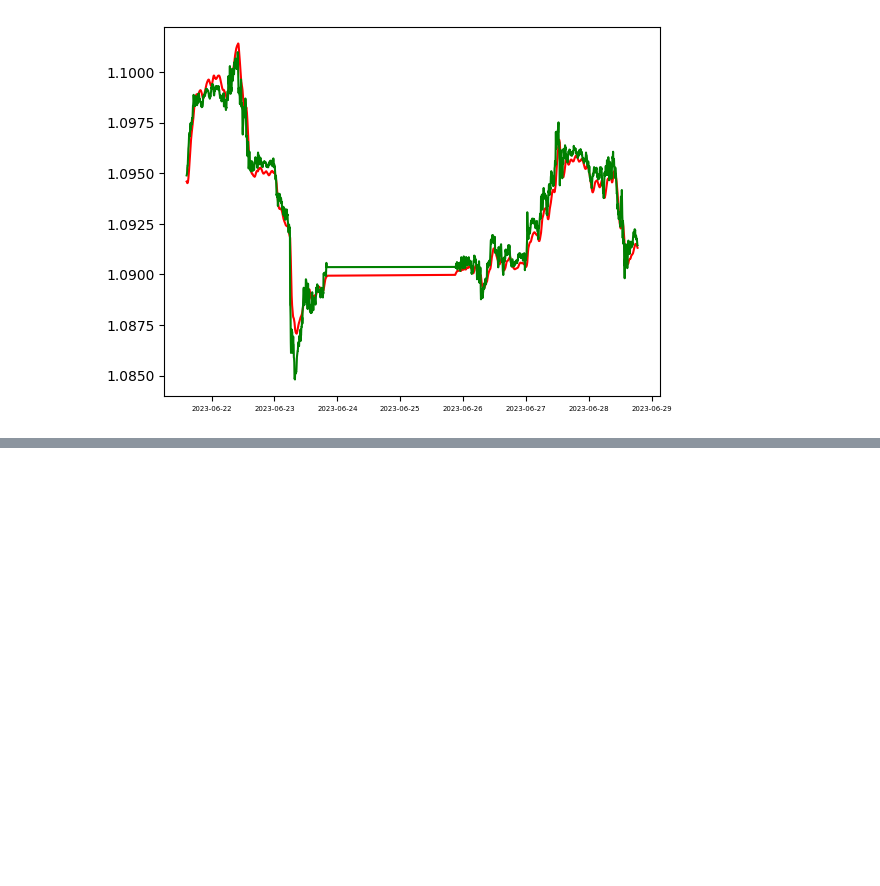
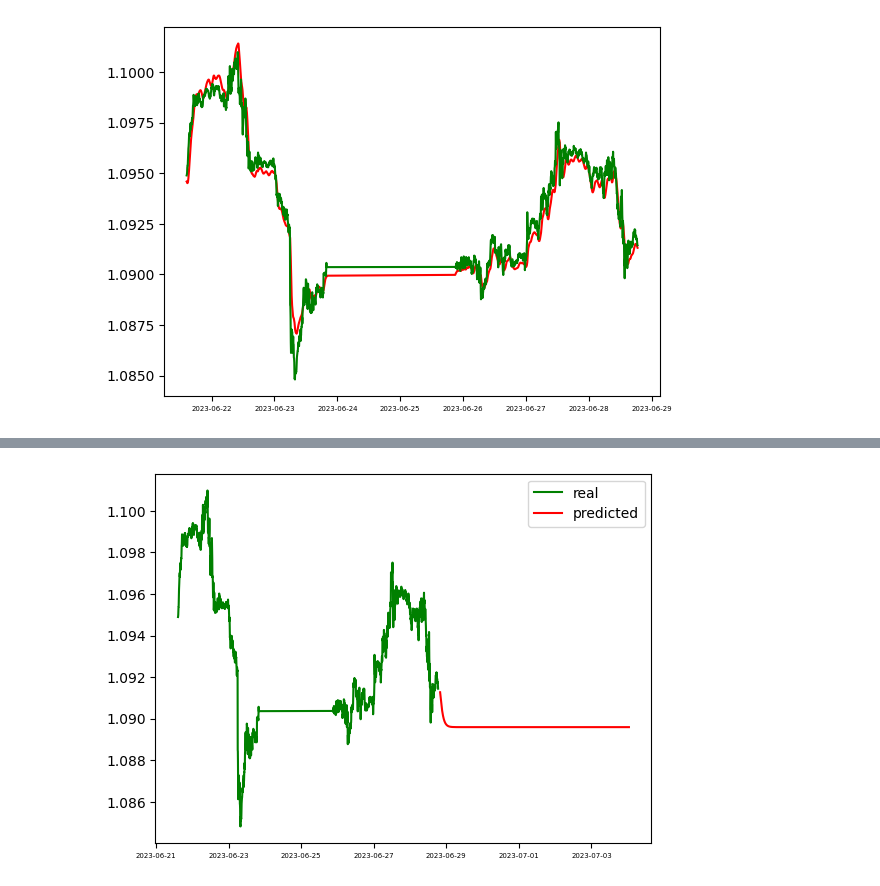
Before and after one commit to marmibv/XTB-Trader, a Jupyter notebook: other_notebooks/LSTM_working.ipynb, the cells around one changed output, grey strips where cells are left out. Drawn from its saved outputs; the diff is of its cells as text; code cells hidden in the pictures; blank space fills up the shorter version.

Commit message:
LSTM predicts

```diff
--- a/other_notebooks/LSTM_working.ipynb
+++ b/other_notebooks/LSTM_working.ipynb
@@ -206,0 +231,2 @@ plt.show()
+# %%
+predictions = []
@@ -206,0 +250,25 @@ plt.show()
+# %%
+with torch.no_grad():
+    for _ in range(n_steps):
+        input_tensor = torch.from_numpy(np.array(input_seq)[-seq_len:].reshape(1, -1, 1)).float()
+
+        output = model(input_tensor)
+        prediction = mm.inverse_transform(output.numpy())[0][0]
+
+        prediction = np.array(prediction).reshape(1, 1)
+        prediction = mm.transform(prediction)[0][0]
+
+        predictions.append(prediction)
+        input_seq = np.append(input_seq[1:], prediction)
+# %%
+predictions = mm.inverse_transform(np.array(predictions)[... , None]).squeeze()
+# %%
+future_index = pd.date_range(start=df.index[-1], periods=n_steps+1, freq='5min')[1:]
+# %%
+plt.plot(index, real.squeeze(), color='green', label='real')
+plt.plot(future_index, predictions, color='red', label='predicted')
+plt.xticks(fontsize=5)
+plt.legend()
+plt.show()
+# %% [output]
+[figure, added]
```
Also changed, not shown: parts of 14 cells of this notebook.
